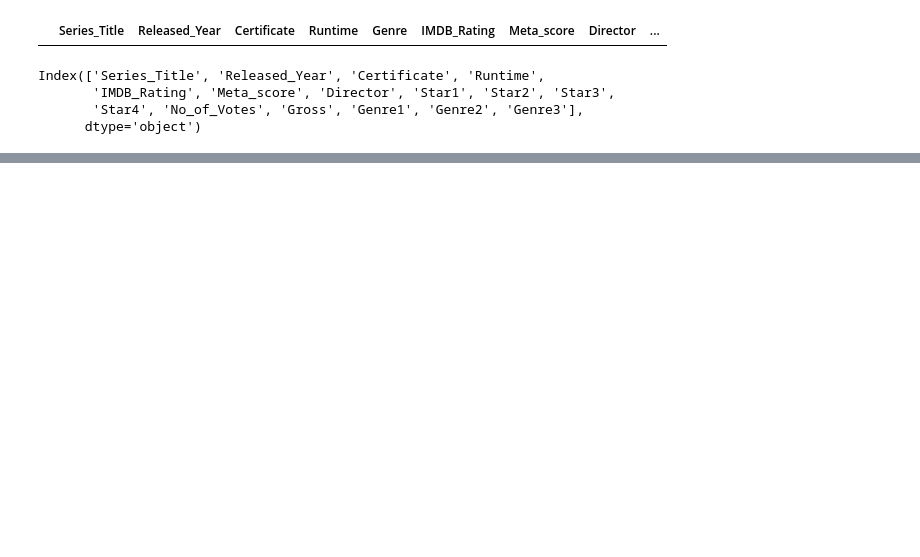
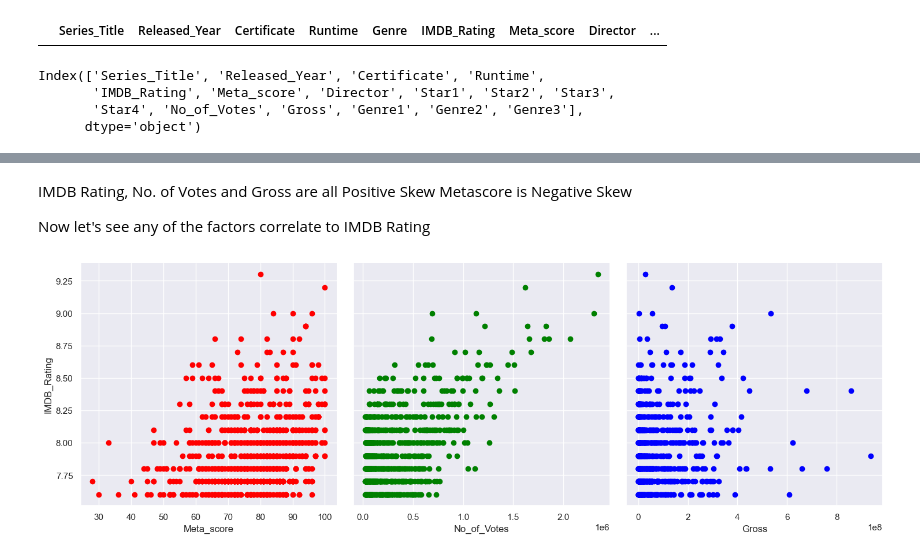
Before and after one commit to czhaoyiii/SC1015-Mini-Project, a Jupyter notebook: SC1015_Mini_Project.ipynb, the cells around one changed output, grey strips where cells are left out. Saved outputs shown, nothing was run; the diff lists cells and outputs as text; code cells hidden in the pictures; blank space fills up the shorter version.

```diff
--- a/SC1015_Mini_Project.ipynb
+++ b/SC1015_Mini_Project.ipynb
@@ -122,0 +156,16 @@ Index(['Series_Title', 'Released_Year', 'Certificate', 'Runtime',
+# %% [markdown]
+IMDB Rating, No. of Votes and Gross are all Positive Skew
+Metascore is Negative Skew
+
+Now let's see any of the factors correlate to IMDB Rating
+# %%
+colors = iter(['red', 'green', 'blue', 'purple'])
+def my_scatter(x,y, **kwargs):
+    kwargs['color'] = next(colors)
+    plt.scatter(x,y, **kwargs)
+sb.PairGrid(data=data_clean[['IMDB_Rating', 'Meta_score', 'No_of_Votes', 'Gross']],
+            x_vars=['Meta_score', 'No_of_Votes', 'Gross'], y_vars=['IMDB_Rating'],
+            height=5).map_offdiag(my_scatter)
+plt.show()
+# %% [output]
+[figure, added]
```
Also changed, not shown: parts of 19 cells of this notebook.
